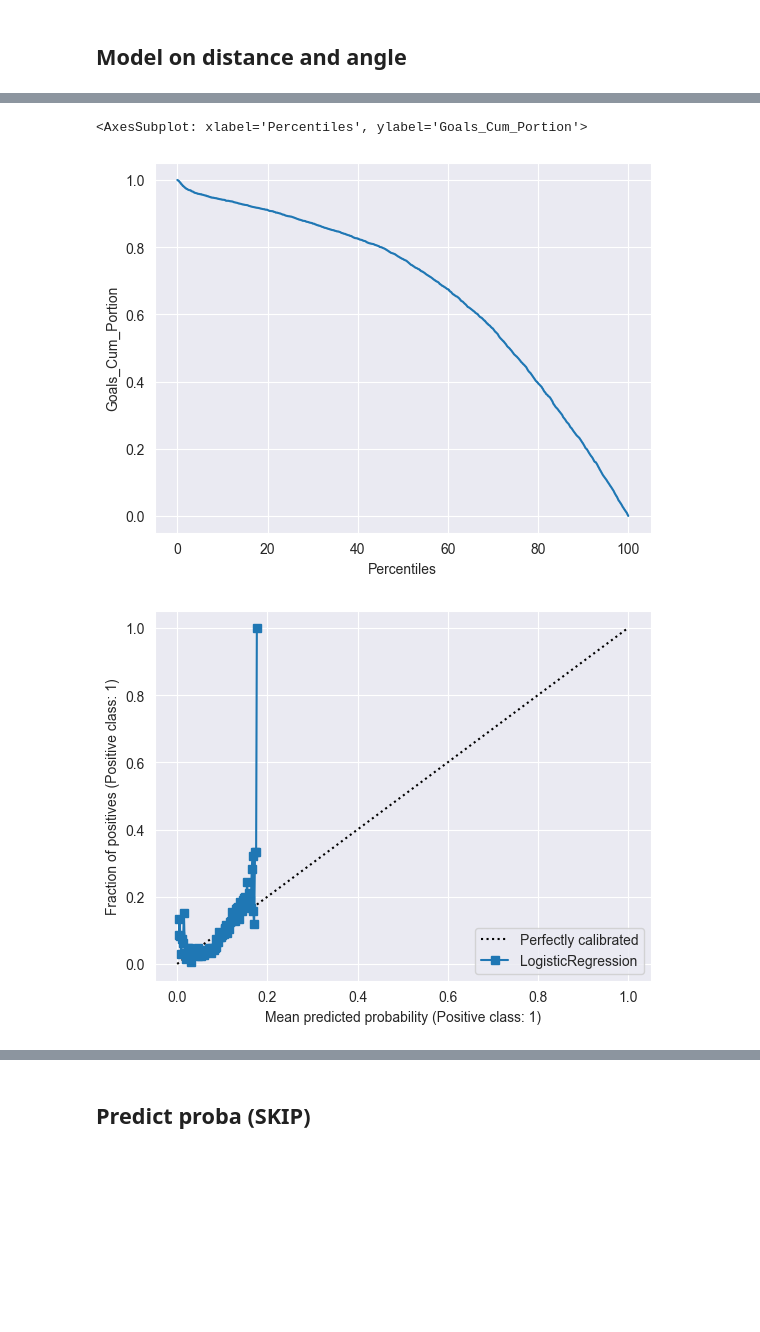
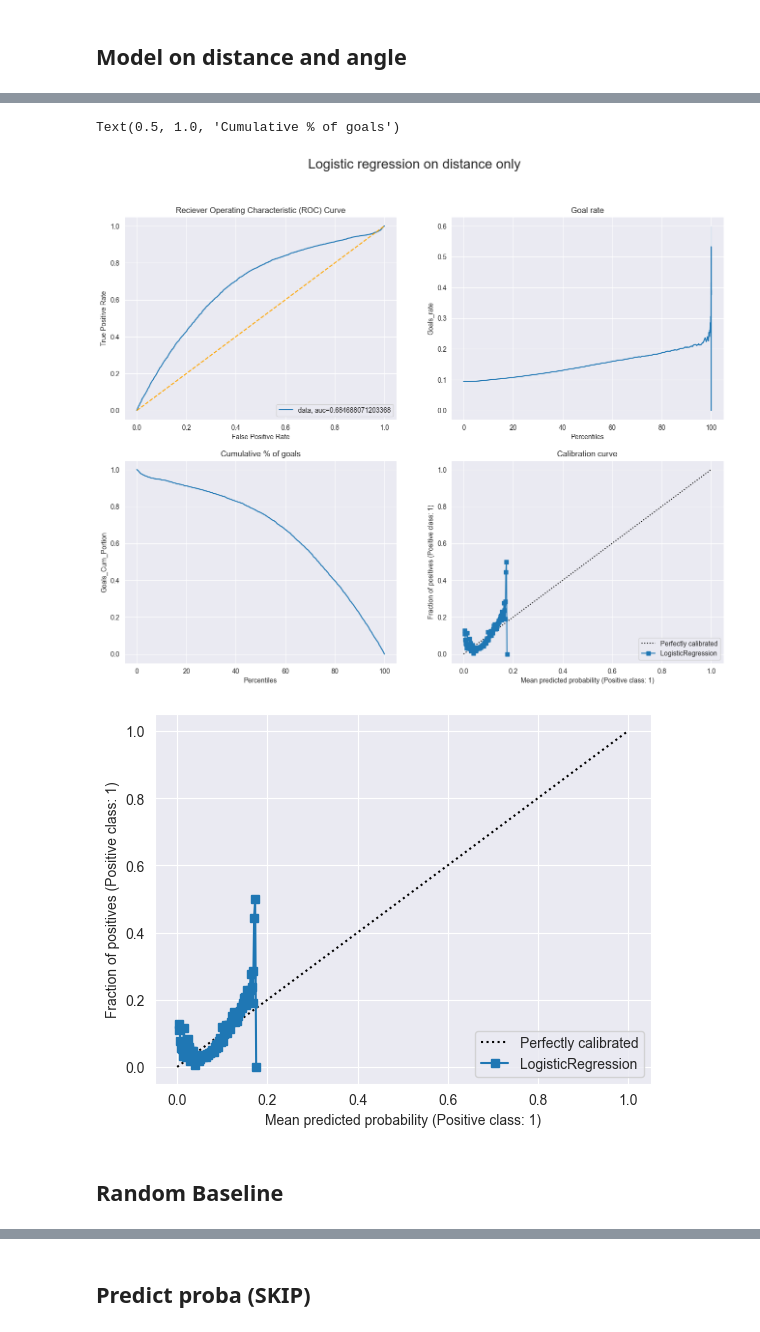
Before and after one commit to nassimwalha/IFT-6758, a Jupyter notebook: notebooks/Baseline Models.ipynb, the cells around one changed output, grey strips where cells are left out. Cells and saved outputs as stored; diff of their text form; code cells hidden in the pictures; blank space fills up the shorter version.

```diff
--- a/notebooks/Baseline Models.ipynb
+++ b/notebooks/Baseline Models.ipynb
@@ -350,12 +350,14 @@ Accuracy on testing data:  90.68
 # %%
+sns.set_style("darkgrid")
+fig, axes = plt.subplots(nrows=2,ncols=2, figsize=(16,12))
 y_dist_pred_proba = model_dist.predict_proba(X_dist_test)[::,1]
 fpr, tpr, _ = metrics.roc_curve(y_dist_test,  y_dist_pred_proba)
 auc = metrics.roc_auc_score(y_dist_test, y_dist_pred_proba)
-plt.plot(fpr,tpr,label="data, auc="+str(auc))
-plt.plot([0,1],[0,1],color='orange',linestyle='--')
-plt.xlabel('False Positive Rate')
-plt.ylabel('True Positive Rate')
-plt.title('Reciever Operating Characteristic (ROC) Curve')
-plt.legend(loc=4)
-plt.show()
+axes[0,0].plot(fpr,tpr,label="data, auc="+str(auc))
+axes[0,0].plot([0,1],[0,1],color='orange',linestyle='--')
+axes[0,0].set_xlabel('False Positive Rate')
+axes[0,0].set_ylabel('True Positive Rate')
+axes[0,0].set_title('Reciever Operating Characteristic (ROC) Curve')
+axes[0,0].legend(loc=4)
+fig.suptitle("Logistic regression on distance only", fontsize = 20)
 # %% [output]
@@ -516,12 +532,13 @@ Accuracy on testing data:  90.68
 # %%
+fig, axes = plt.subplots(nrows=2,ncols=2, figsize=(16,12))
 y_pred_proba = model.predict_proba(X_test)[::,1]
 fpr, tpr, _ = metrics.roc_curve(y_test,  y_pred_proba)
 auc = metrics.roc_auc_score(y_test, y_pred_proba)
-plt.plot(fpr,tpr,label="data, auc="+str(auc))
-plt.plot([0,1],[0,1],color='orange',linestyle='--')
-plt.xlabel('False Positive Rate')
-plt.ylabel('True Positive Rate')
-plt.title('Reciever Operating Characteristic (ROC) Curve')
-plt.legend(loc=4)
-plt.show()
+axes[0,0].plot(fpr,tpr,label="data, auc="+str(auc))
+axes[0,0].plot([0,1],[0,1],color='orange',linestyle='--')
+axes[0,0].set_xlabel('False Positive Rate')
+axes[0,0].set_ylabel('True Positive Rate')
+axes[0,0].set_title('Reciever Operating Characteristic (ROC) Curve')
+axes[0,0].legend(loc=4)
+fig.suptitle("Logistic regression on distance and angle", fontsize = 20)
 # %% [output]
@@ -567,4 +585,5 @@ df_proba_both_sorted
 62217 rows × 7 columns
 # %%
-sns.lineplot(df_proba_both_sorted, x='Percentiles', y= 'Goals_rate')
+sns.lineplot(df_proba_both_sorted, x='Percentiles', y= 'Goals_rate', ax=axes[0,1])
+axes[0,1].set_title("Goal rate")
 # %% [output]
@@ -573,10 +591,12 @@ sns.lineplot(df_proba_both_sorted, x='Percentiles', y= 'Goals_rate')
 # %%
-sns.lineplot(df_proba_both_sorted, x='Percentiles', y= 'Goals_Cum_Portion')
+sns.lineplot(df_proba_both_sorted, x='Percentiles', y= 'Goals_Cum_Portion', ax=axes[1,0])
+axes[1,0].set_title("Cumulative % of goals")
 # %% [output]
-<AxesSubplot: xlabel='Percentiles', ylabel='Goals_Cum_Portion'>
+Text(0.5, 1.0, 'Cumulative % of goals')
-[figure, removed]
 # %%
 disp_both_test = CalibrationDisplay.from_estimator(model,X_test, y_test, n_bins = 500)
-plt.show()
+disp_both_test.plot(ax=axes[1,1])
+axes[1,1].set_title("Calibration curve")
 # %% [output]
-[figure, old version]
+[figure, new version]
+[figure, added]
@@ -582,0 +605,2 @@ plt.show()
+# %% [markdown]
+## Random Baseline
```
Also changed, not shown: parts of 62 cells of this notebook.
